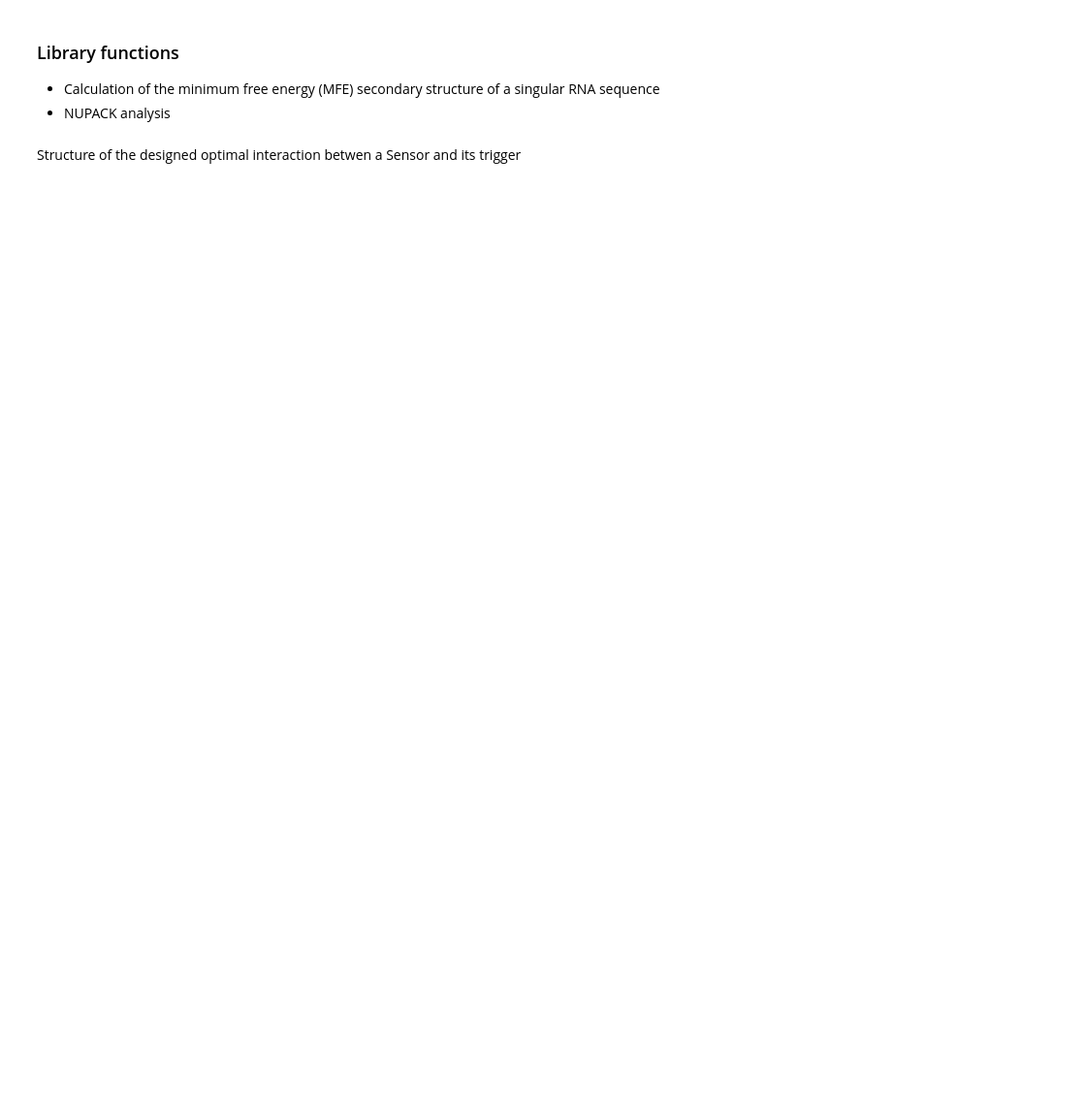
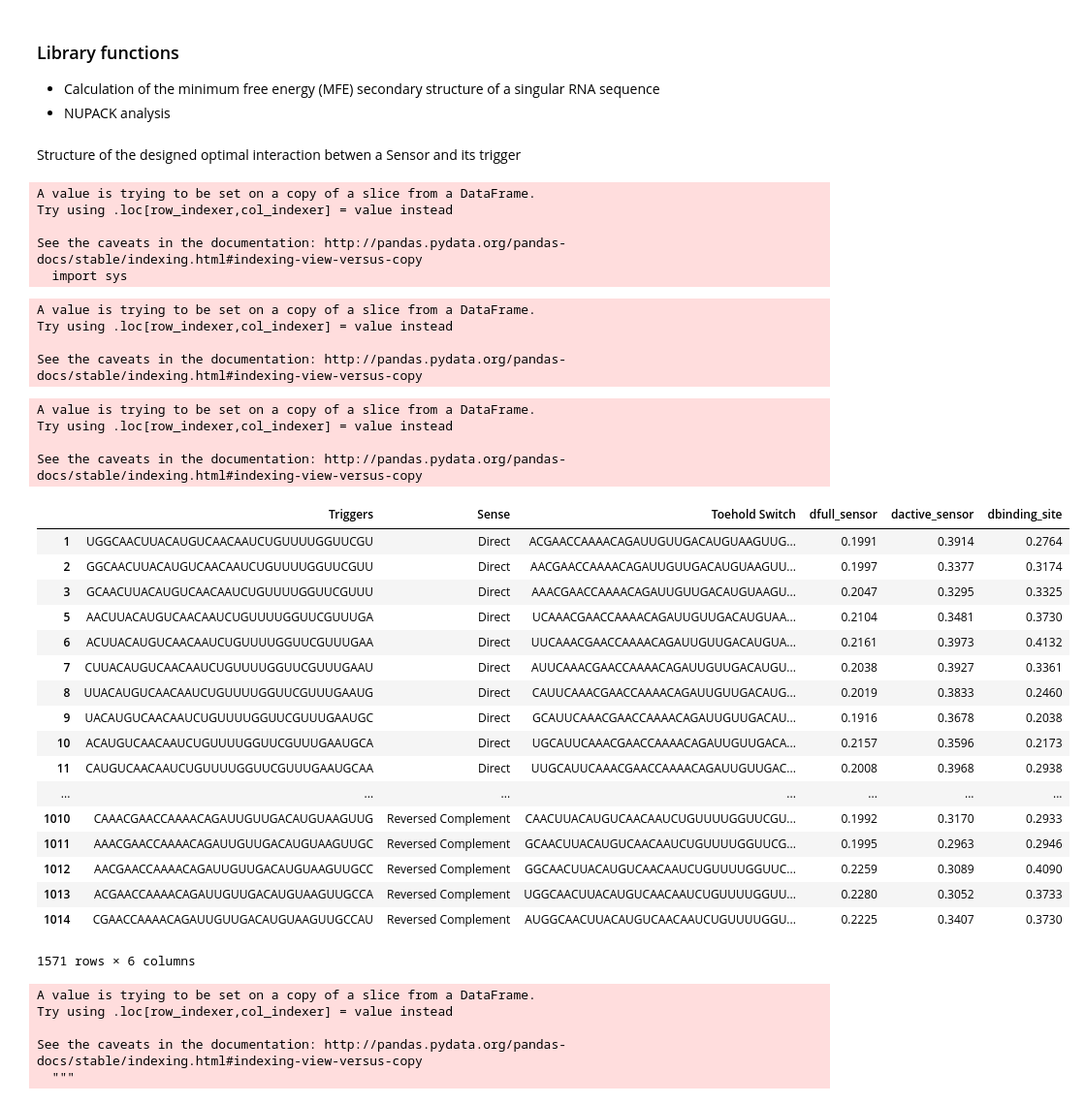
Before and after one commit to elanibal/NupackSensors, a Jupyter notebook: NewSensors.ipynb, the cells around one changed output. Shown at 97% size. Cells and saved outputs as stored; diff of their text form; code cells hidden in the pictures; blank space fills up the shorter version.

```diff
--- a/NewSensors.ipynb
+++ b/NewSensors.ipynb
@@ -177,0 +199,76 @@ secondary_sensor_B = '.........................(((((((((((...(((((............))
+# %%
+linear_Structure="............................................................."
+linear_Structure_25="........................."
+secondary_sensor_B = '.........................(((((((((((...(((((............)))))...)))))))))))......................'
+secondary_2=".......................................(((((............)))))....................................+...................................."
+# %%
+dfull_sensor=[]
+
+for i in range (len(df.Triggers)):
+    dfull_sensor.append((complex_defect(df.iloc[i,2],secondary_sensor_B,"")))
+dfull_sensor
+P1=pd.Series(dfull_sensor)
+df["dfull_sensor"]=P1.values
+# %% [output]
+A value is trying to be set on a copy of a slice from a DataFrame.
+Try using .loc[row_indexer,col_indexer] = value instead
+
+See the caveats in the documentation: http://pandas.pydata.org/pandas-docs/stable/indexing.html#indexing-view-versus-copy
+  import sys
+# %%
+dactive_sensor=[]
+for i in range (len(df.Triggers)):
+
+    dactive_sensor.append((complex_defect(df.iloc[i,2][36::],linear_Structure,"")))
+P2=pd.Series(dactive_sensor)
+df["dactive_sensor"]=P2.values
+# %% [output]
+A value is trying to be set on a copy of a slice from a DataFrame.
+Try using .loc[row_indexer,col_indexer] = value instead
+
+See the caveats in the documentation: http://pandas.pydata.org/pandas-docs/stable/indexing.html#indexing-view-versus-copy
+# %%
+dbinding_site=[]
+for i in range (len(df.Triggers)):
+
+    dbinding_site.append((complex_defect(df.iloc[i,2][0:25],linear_Structure_25,"")))
+P3=pd.Series(dbinding_site)
+df["dbinding_site"]=P3.values
+# %% [output]
+A value is trying to be set on a copy of a slice from a DataFrame.
+Try using .loc[row_indexer,col_indexer] = value instead
+
+See the caveats in the documentation: http://pandas.pydata.org/pandas-docs/stable/indexing.html#indexing-view-versus-copy
+# %%
+df
+# %% [output]
+|  | Triggers | Sense | Toehold Switch | dfull_sensor | dactive_sensor | dbinding_site |
+| 1 | UGGCAACUUACAUGUCAACAAUCUGUUUUGGUUCGU | Direct | ACGAACCAAAACAGAUUGUUGACAUGUAAGUUG... | 0.1991 | 0.3914 | 0.2764 |
+| 2 | GGCAACUUACAUGUCAACAAUCUGUUUUGGUUCGUU | Direct | AACGAACCAAAACAGAUUGUUGACAUGUAAGUU... | 0.1997 | 0.3377 | 0.3174 |
+| 3 | GCAACUUACAUGUCAACAAUCUGUUUUGGUUCGUUU | Direct | AAACGAACCAAAACAGAUUGUUGACAUGUAAGU... | 0.2047 | 0.3295 | 0.3325 |
+| 5 | AACUUACAUGUCAACAAUCUGUUUUGGUUCGUUUGA | Direct | UCAAACGAACCAAAACAGAUUGUUGACAUGUAA... | 0.2104 | 0.3481 | 0.3730 |
+| 6 | ACUUACAUGUCAACAAUCUGUUUUGGUUCGUUUGAA | Direct | UUCAAACGAACCAAAACAGAUUGUUGACAUGUA... | 0.2161 | 0.3973 | 0.4132 |
+| 7 | CUUACAUGUCAACAAUCUGUUUUGGUUCGUUUGAAU | Direct | AUUCAAACGAACCAAAACAGAUUGUUGACAUGU... | 0.2038 | 0.3927 | 0.3361 |
+| 8 | UUACAUGUCAACAAUCUGUUUUGGUUCGUUUGAAUG | Direct | CAUUCAAACGAACCAAAACAGAUUGUUGACAUG... | 0.2019 | 0.3833 | 0.2460 |
+| 9 | UACAUGUCAACAAUCUGUUUUGGUUCGUUUGAAUGC | Direct | GCAUUCAAACGAACCAAAACAGAUUGUUGACAU... | 0.1916 | 0.3678 | 0.2038 |
+| 10 | ACAUGUCAACAAUCUGUUUUGGUUCGUUUGAAUGCA | Direct | UGCAUUCAAACGAACCAAAACAGAUUGUUGACA... | 0.2157 | 0.3596 | 0.2173 |
+| 11 | CAUGUCAACAAUCUGUUUUGGUUCGUUUGAAUGCAA | Direct | UUGCAUUCAAACGAACCAAAACAGAUUGUUGAC... | 0.2008 | 0.3968 | 0.2938 |
+| ... | ... | ... | ... | ... | ... | ... |
+| 1010 | CAAACGAACCAAAACAGAUUGUUGACAUGUAAGUUG | Reversed Complement | CAACUUACAUGUCAACAAUCUGUUUUGGUUCGU... | 0.1992 | 0.3170 | 0.2933 |
+| 1011 | AAACGAACCAAAACAGAUUGUUGACAUGUAAGUUGC | Reversed Complement | GCAACUUACAUGUCAACAAUCUGUUUUGGUUCG... | 0.1995 | 0.2963 | 0.2946 |
+| 1012 | AACGAACCAAAACAGAUUGUUGACAUGUAAGUUGCC | Reversed Complement | GGCAACUUACAUGUCAACAAUCUGUUUUGGUUC... | 0.2259 | 0.3089 | 0.4090 |
+| 1013 | ACGAACCAAAACAGAUUGUUGACAUGUAAGUUGCCA | Reversed Complement | UGGCAACUUACAUGUCAACAAUCUGUUUUGGUU... | 0.2280 | 0.3052 | 0.3733 |
+| 1014 | CGAACCAAAACAGAUUGUUGACAUGUAAGUUGCCAU | Reversed Complement | AUGGCAACUUACAUGUCAACAAUCUGUUUUGGU... | 0.2225 | 0.3407 | 0.3730 |
+1571 rows × 6 columns
+# %%
+score=[]
+for i in range (len(df.Triggers)):
+    score.append(54.3 -71.7*df.iloc[i,3] -49.1*df.iloc[i,4] -22.6**df.iloc[i,5])
+P4=pd.Series(score)
+df["score"]=P4.values
+# %% [output]
+A value is trying to be set on a copy of a slice from a DataFrame.
+Try using .loc[row_indexer,col_indexer] = value instead
+
+See the caveats in the documentation: http://pandas.pydata.org/pandas-docs/stable/indexing.html#indexing-view-versus-copy
+  """
```
Also changed, not shown: parts of 8 cells of this notebook, 2 other files.
